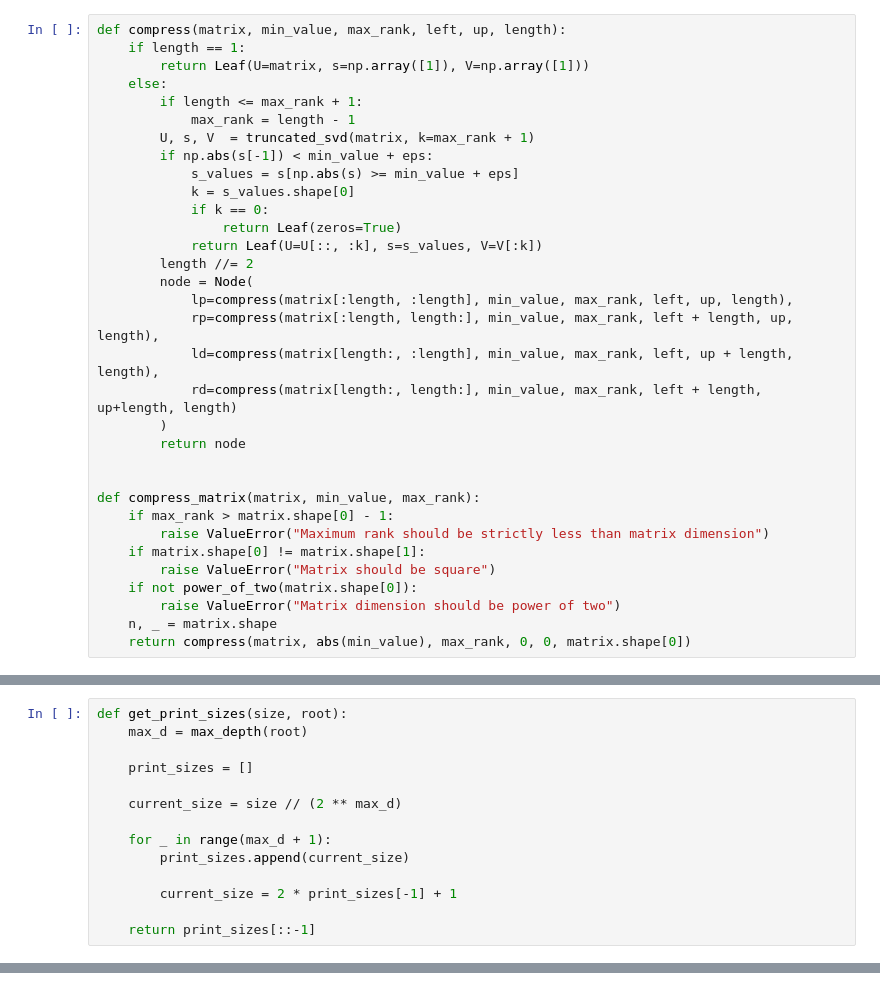
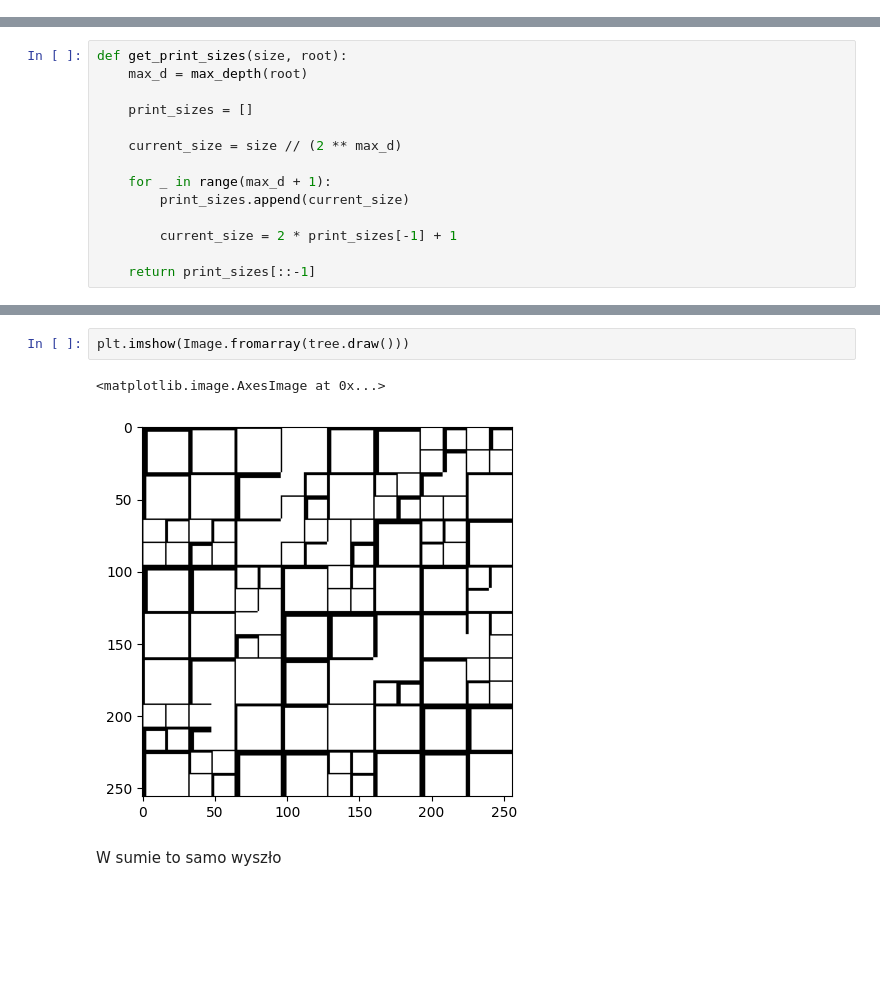
Before and after one commit to michal200292/Macierzowe, a Jupyter notebook: lab3/lab3.ipynb, the cells around one changed output, grey strips where cells are left out. Saved outputs shown, nothing was run; the diff lists cells and outputs as text; blank space fills up the shorter version.

```diff
--- a/lab3/lab3.ipynb
+++ b/lab3/lab3.ipynb
@@ -63,36 +15,3 @@ class Leaf:
 # %%
 eps = 1e-12
-# %%
-def compress(matrix, min_value, max_rank, left, up, length):
-    if length == 1:
-        return Leaf(U=matrix, s=np.array([1]), V=np.array([1]))
-    else:
-        if length <= max_rank + 1:
-            max_rank = length - 1
-        U, s, V  = truncated_svd(matrix, k=max_rank + 1)
-        if np.abs(s[-1]) < min_value + eps:
-            s_values = s[np.abs(s) >= min_value + eps]
-            k = s_values.shape[0]
-            if k == 0:
-                return Leaf(zeros=True)
-            return Leaf(U=U[::, :k], s=s_values, V=V[:k])
-        length //= 2
-        node = Node(
-            lp=compress(matrix[:length, :length], min_value, max_rank, left, up, length),
-            rp=compress(matrix[:length, length:], min_value, max_rank, left + length, up, length),
-            ld=compress(matrix[length:, :length], min_value, max_rank, left, up + length, length),
-            rd=compress(matrix[length:, length:], min_value, max_rank, left + length, up+length, length)
-        )
-        return node
-
-
-def compress_matrix(matrix, min_value, max_rank):
-    if max_rank > matrix.shape[0] - 1:
-        raise ValueError("Maximum rank should be strictly less than matrix dimension")
-    if matrix.shape[0] != matrix.shape[1]:
-        raise ValueError("Matrix should be square")
-    if not power_of_two(matrix.shape[0]):
-        raise ValueError("Matrix dimension should be power of two")
-    n, _ = matrix.shape
-    return compress(matrix, abs(min_value), max_rank, 0, 0, matrix.shape[0])
 # %%
@@ -222,0 +106,7 @@ plt.show()
+# %%
+plt.imshow(Image.fromarray(tree.draw()))
+# %% [output]
+<matplotlib.image.AxesImage at 0x...>
+[figure, added]
+# %% [markdown]
+W sumie to samo wyszło
```
Also changed, not shown: parts of 18 cells of this notebook, 2 other files.
